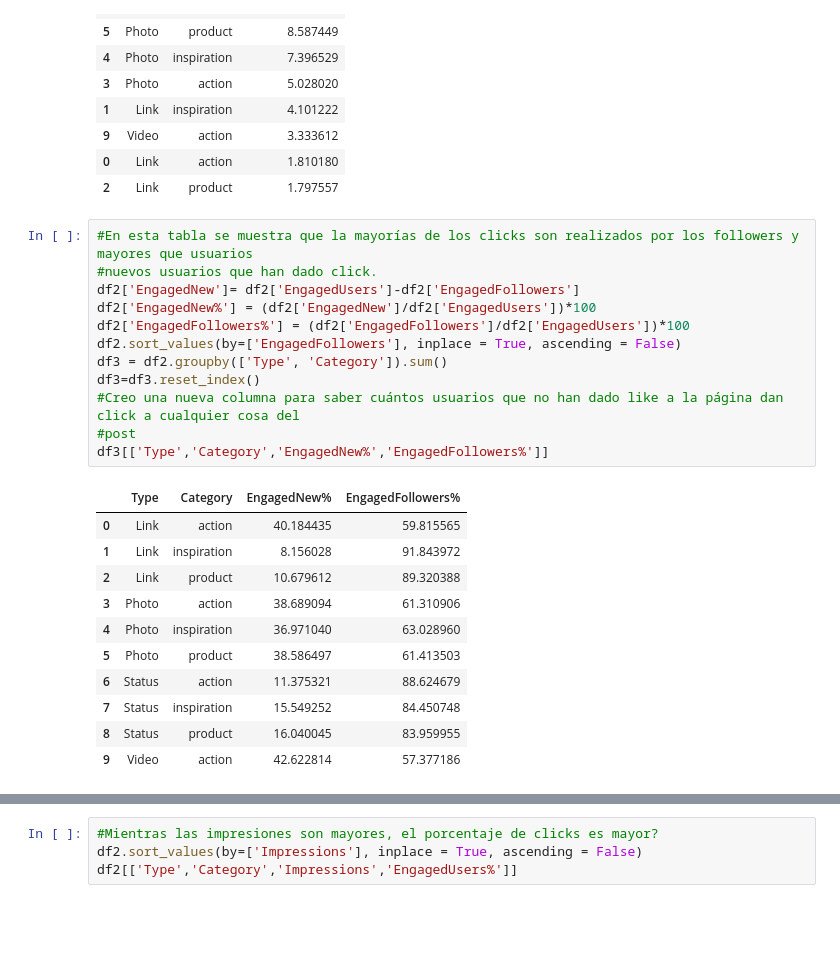
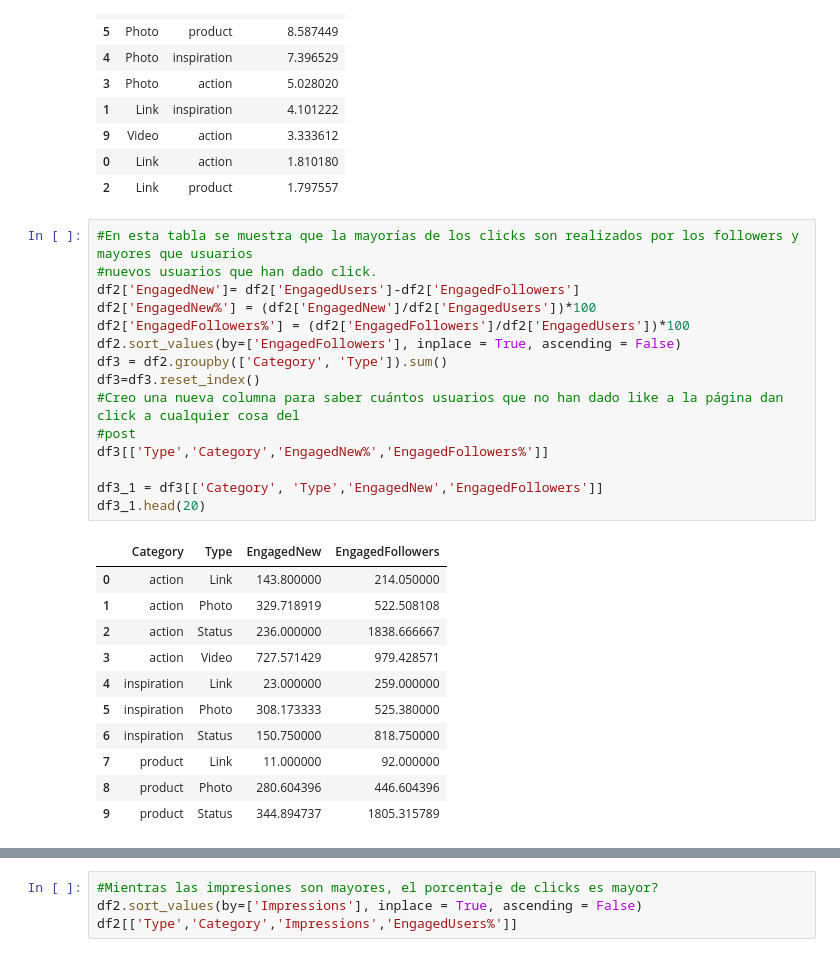
Before and after one commit to A00820449/data-visualization-final, a Jupyter notebook: notebooks/ProyectoFinal_Yuyu.ipynb, the cells around one changed output, grey strips where cells are left out. Cells and saved outputs as stored; diff of their text form; blank space fills up the shorter version.

```diff
--- a/notebooks/ProyectoFinal_Yuyu.ipynb
+++ b/notebooks/ProyectoFinal_Yuyu.ipynb
@@ -437,24 +438,27 @@ df2[['Type','Category','EngagedUsers%']]
 # %%
 #En esta tabla se muestra que la mayorías de los clicks son realizados por los followers y mayores que usuarios
 #nuevos usuarios que han dado click.
 df2['EngagedNew']= df2['EngagedUsers']-df2['EngagedFollowers']
 df2['EngagedNew%'] = (df2['EngagedNew']/df2['EngagedUsers'])*100
 df2['EngagedFollowers%'] = (df2['EngagedFollowers']/df2['EngagedUsers'])*100
 df2.sort_values(by=['EngagedFollowers'], inplace = True, ascending = False)
-df3 = df2.groupby(['Type', 'Category']).sum()
+df3 = df2.groupby(['Category', 'Type']).sum()
 df3=df3.reset_index()
 #Creo una nueva columna para saber cuántos usuarios que no han dado like a la página dan click a cualquier cosa del
 #post
 df3[['Type','Category','EngagedNew%','EngagedFollowers%']]
+
+df3_1 = df3[['Category', 'Type','EngagedNew','EngagedFollowers']]
+df3_1.head(20)
 # %% [output]
-|  | Type | Category | EngagedNew% | EngagedFollowers% |
-| 0 | Link | action | 40.184435 | 59.815565 |
-| 1 | Link | inspiration | 8.156028 | 91.843972 |
-| 2 | Link | product | 10.679612 | 89.320388 |
-| 3 | Photo | action | 38.689094 | 61.310906 |
-| 4 | Photo | inspiration | 36.971040 | 63.028960 |
-| 5 | Photo | product | 38.586497 | 61.413503 |
-| 6 | Status | action | 11.375321 | 88.624679 |
-| 7 | Status | inspiration | 15.549252 | 84.450748 |
-| 8 | Status | product | 16.040045 | 83.959955 |
-| 9 | Video | action | 42.622814 | 57.377186 |
+|  | Category | Type | EngagedNew | EngagedFollowers |
+| 0 | action | Link | 143.800000 | 214.050000 |
+| 1 | action | Photo | 329.718919 | 522.508108 |
+| 2 | action | Status | 236.000000 | 1838.666667 |
+| 3 | action | Video | 727.571429 | 979.428571 |
+| 4 | inspiration | Link | 23.000000 | 259.000000 |
+| 5 | inspiration | Photo | 308.173333 | 525.380000 |
+| 6 | inspiration | Status | 150.750000 | 818.750000 |
+| 7 | product | Link | 11.000000 | 92.000000 |
+| 8 | product | Photo | 280.604396 | 446.604396 |
+| 9 | product | Status | 344.894737 | 1805.315789 |
```
Also changed, not shown: parts of 5 cells of this notebook, 7 other files.
